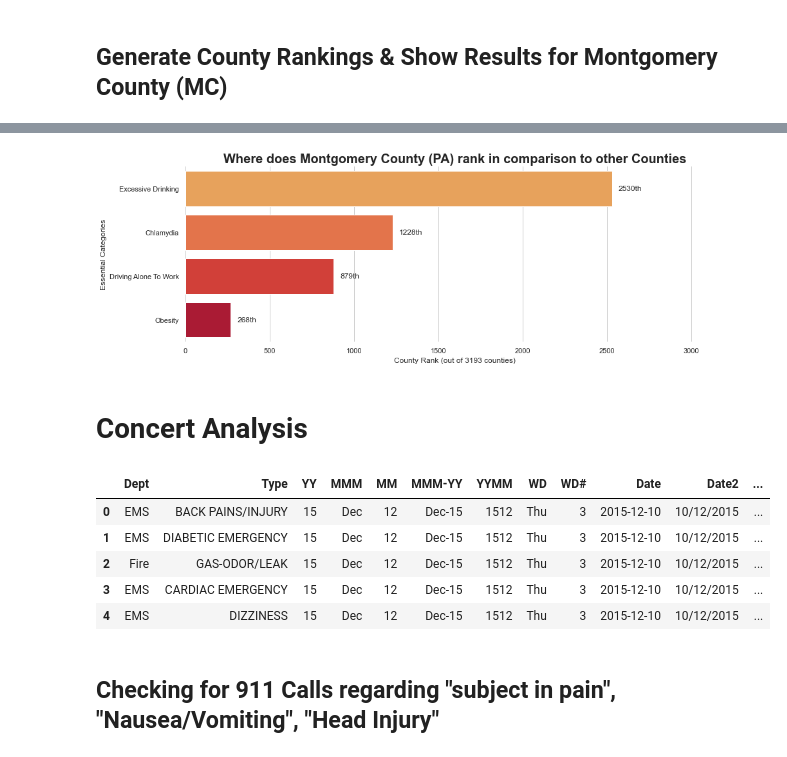
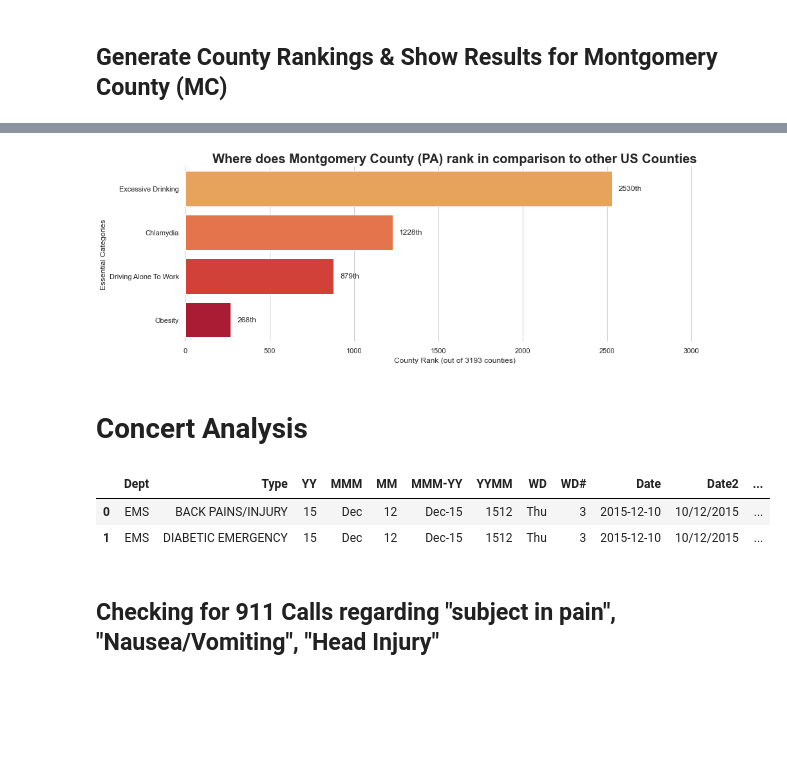
Before and after one commit to ClodettaV/Team_challenge_1, a Jupyter notebook: Dans_Part.ipynb, the cells around one changed output, grey strips where cells are left out. Saved outputs shown, nothing was run; the diff lists cells and outputs as text; code cells hidden in the pictures; blank space fills up the shorter version.

```diff
--- a/Dans_Part.ipynb
+++ b/Dans_Part.ipynb
@@ -111,38 +85,0 @@ NameError: name 'County_Stats3_df' is not defined
-# %%
-import seaborn as sns
-import matplotlib.pyplot as plt
-sns.set_theme(style="whitegrid")
-
-# Initialize the matplotlib figure
-f, ax = plt.subplots(figsize=(15, 5))
-
-# Load the example car crash dataset
-pal = sns.color_palette("YlOrRd", len("Metric"))
-rank = MC_Stats_df["Rank"].argsort().argsort()
-
-# Plot the total crashes
-sns.set_color_codes("pastel")
-g=sns.barplot(x="Rank", y="Metric", data=MC_Stats_df,label="Rank",palette=np.array(pal[::-1])[rank])
-
-
-
-# Add a legend and informative axis label
-#ax.legend(ncol=2, loc="lower right", frameon=True)
-ax.set(
-    xlim=(0,No_Counties),
-    ylabel="Essential Categories",
-    xlabel=f"County Rank (out of {No_Counties} counties)")
-sns.despine(left=True, bottom=True)
-ax.set_title('Where does Montgomery County (PA) rank in comparison to other Counties',
-             fontdict ={
-                 'fontsize': 20,
-                 'fontweight' : 'bold'
-                         })
-
-
-#g=sns.barplot(x='day',y='tip',data=County_Stats3_df, palette=np.array(pal[::-1])[rank])
-
-plt.bar_label(g.containers[0],fmt='%ith', label_type='edge', padding=10)
-plt.show()
-# %% [output]
-[figure, removed]
@@ -149,16 +93,50 @@ plt.show()
+# %%
+import seaborn as sns
+import matplotlib.pyplot as plt
+sns.set_theme(style="whitegrid")
+
+# Initialize the matplotlib figure
+f, ax = plt.subplots(figsize=(15, 5))
+
+# Load the example car crash dataset
+pal = sns.color_palette("YlOrRd", len("Metric"))
+rank = MC_Stats_df["Rank"].argsort().argsort()
+
+# Plot the total crashes
+sns.set_color_codes("pastel")
+g=sns.barplot(x="Rank", y="Metric", data=MC_Stats_df,label="Rank",palette=np.array(pal[::-1])[rank])
+
+
+
+# Add a legend and informative axis label
+#ax.legend(ncol=2, loc="lower right", frameon=True)
+ax.set(
+    xlim=(0,No_Counties),
+    ylabel="Essential Categories",
+    xlabel=f"County Rank (out of {No_Counties} counties)")
+sns.despine(left=True, bottom=True)
+ax.set_title('Where does Montgomery County (PA) rank in comparison to other US Counties',
+             fontdict ={
+                 'fontsize': 20,
+                 'fontweight' : 'bold'
+                         })
+
+
+
+plt.bar_label(g.containers[0],fmt='%ith', label_type='edge', padding=10)
+plt.show()
+# %% [output]
+[figure, added]
 # %% [markdown]
 # Concert Analysis
 # %%
 # read Clean 911 calls csv
 Clean_911_df = pd.read_csv("Clean_911.csv")
-Clean_911_df.head()
+Clean_911_df.head(2)
 # %% [output]
 |  | Dept | Type | YY | MMM | MM | MMM-YY | YYMM | WD | WD# | Date | Date2 | ... |
 | 0 | EMS | BACK PAINS/INJURY | 15 | Dec | 12 | Dec-15 | 1512 | Thu | 3 | 2015-12-10 | 10/12/2015 | ... |
 | 1 | EMS | DIABETIC EMERGENCY | 15 | Dec | 12 | Dec-15 | 1512 | Thu | 3 | 2015-12-10 | 10/12/2015 | ... |
-| 2 | Fire | GAS-ODOR/LEAK | 15 | Dec | 12 | Dec-15 | 1512 | Thu | 3 | 2015-12-10 | 10/12/2015 | ... |
-| 3 | EMS | CARDIAC EMERGENCY | 15 | Dec | 12 | Dec-15 | 1512 | Thu | 3 | 2015-12-10 | 10/12/2015 | ... |
-| 4 | EMS | DIZZINESS | 15 | Dec | 12 | Dec-15 | 1512 | Thu | 3 | 2015-12-10 | 10/12/2015 | ... |
 # %% [markdown]
 ## Checking for 911 Calls regarding "subject in pain", "Nausea/Vomiting", "Head Injury"
 # %%
```
Also changed, not shown: parts of 41 cells of this notebook.
